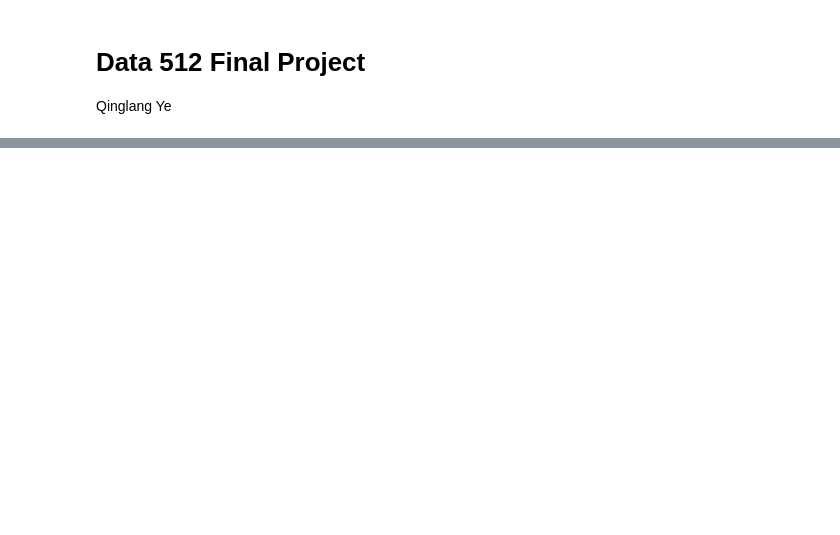
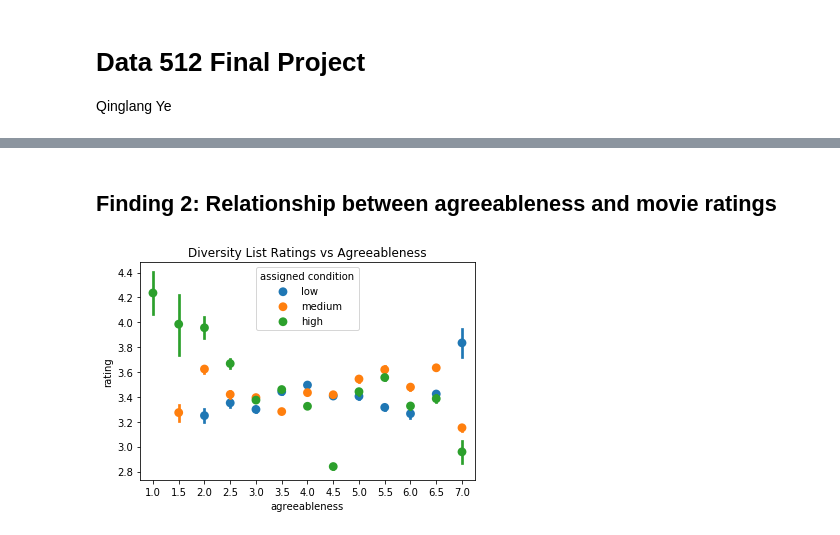
Before and after one commit to qye25/data-512, a Jupyter notebook: data-512-final/final project.ipynb, the cells around one changed output, grey strips where cells are left out. Cells and saved outputs as stored; diff of their text form; code cells hidden in the pictures; blank space fills up the shorter version.

```diff
--- a/data-512-final/final project.ipynb
+++ b/data-512-final/final project.ipynb
@@ -76,0 +95,4 @@ We don't know the demographics of all the experiment participants so there might
+# %%
+full_data = pd.merge(ratings, personality, left_on = 'useri', right_on = 'userid')
+full_data = full_data.drop(columns = ['useri'], axis = 1)
+display(full_data)
@@ -76,0 +120,7 @@ We don't know the demographics of all the experiment participants so there might
+# %%
+print('Before')
+print(full_data.columns)
+full_data.columns = [c.strip() for c in full_data.columns]
+
+print('After')
+print(full_data.columns)
@@ -76,0 +169,12 @@ We don't know the demographics of all the experiment participants so there might
+# %%
+print('Before')
+print(full_data['assigned metric'].unique())
+print(full_data['assigned condition'].unique())
+
+# remove space
+full_data['assigned metric'] = full_data['assigned metric'].apply(lambda x : x.strip())
+full_data['assigned condition'] = full_data['assigned condition'].apply(lambda x : x.strip())
+
+print('After')
+print(full_data['assigned metric'].unique())
+print(full_data['assigned condition'].unique())
@@ -76,0 +190,2 @@ We don't know the demographics of all the experiment participants so there might
+# %%
+full_data = full_data[full_data['assigned metric'] != 'all']
@@ -76,0 +236,9 @@ We don't know the demographics of all the experiment participants so there might
+# %% [markdown]
+## Finding 2: Relationship between agreeableness and movie ratings
+# %%
+sn.pointplot(x = 'agreeableness', y = 'rating', data = full_data[(full_data['assigned metric'] == 'diversity')], join=False, hue = 'assigned condition', hue_order=['low', 'medium', 'high'])
+plt.title('Diversity List Ratings vs Agreeableness')
+plt.savefig('images/Diversity_Agreeableness.jpg')
+plt.show()
+# %% [output]
+[figure, added]
```
Also changed, not shown: parts of 41 cells of this notebook.
